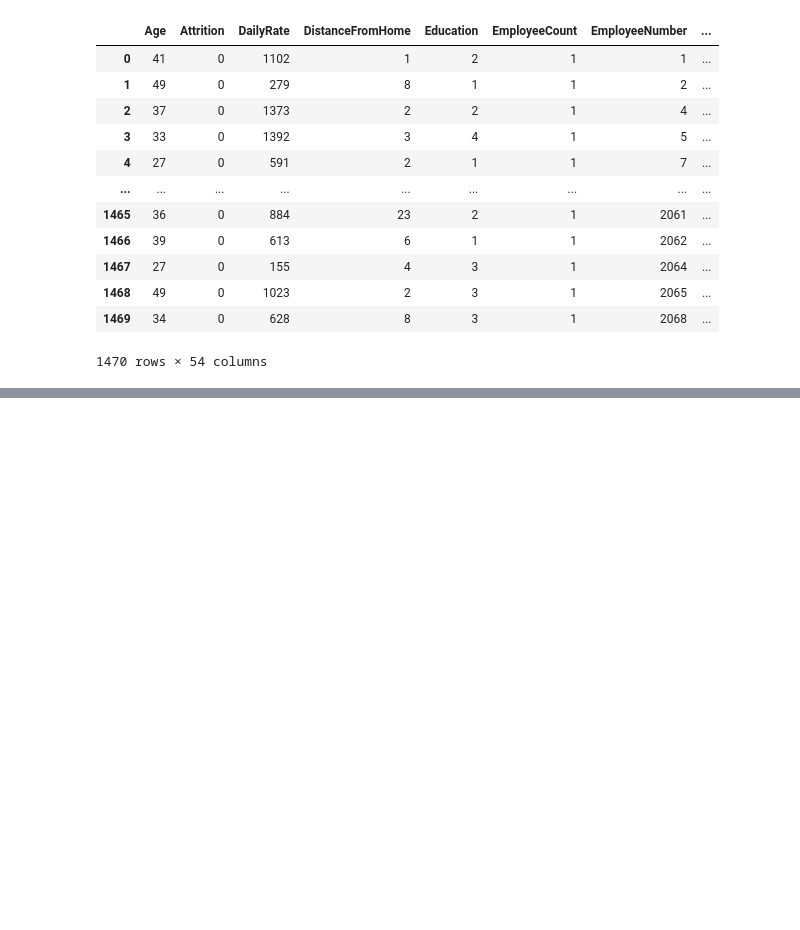
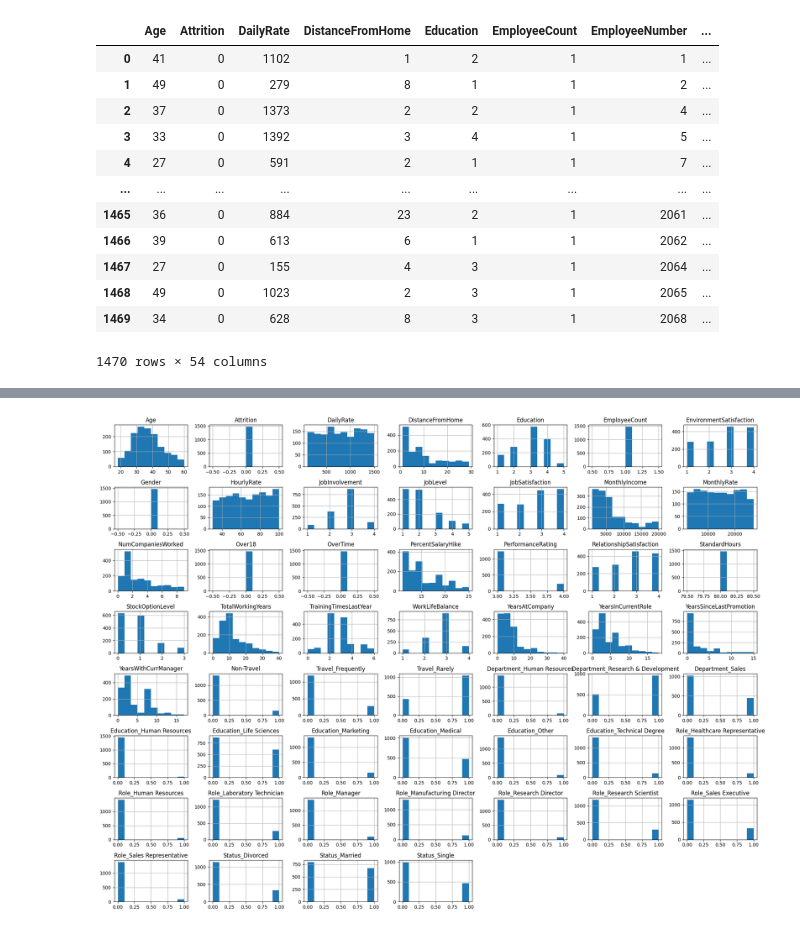
Before and after one commit to BarraHarrison/Employee-Attrition, a Jupyter notebook: employee_attrition.ipynb, the cells around one changed output, grey strips where cells are left out. Saved outputs shown, nothing was run; the diff lists cells and outputs as text; code cells hidden in the pictures; blank space fills up the shorter version.

Commit message:
Matplotlib giving the histogram to show the features and their distributions

```diff
--- a/employee_attrition.ipynb
+++ b/employee_attrition.ipynb
@@ -77,3 +77,5 @@ data_frame
 | 1468 | 49 | 0 | 1023 | 2 | 3 | 1 | 2065 | ... |
 | 1469 | 34 | 0 | 628 | 8 | 3 | 1 | 2068 | ... |
 1470 rows × 54 columns
+# %%
+data_frame = data_frame.drop("EmployeeNumber", axis=1)
@@ -79,0 +98,9 @@ data_frame
+# %%
+import matplotlib.pyplot as plt
+
+data_frame.hist(figsize=(20, 15))
+
+plt.tight_layout()
+plt.show()
+# %% [output]
+[figure, added]
```
Also changed, not shown: parts of 1 cell of this notebook.
